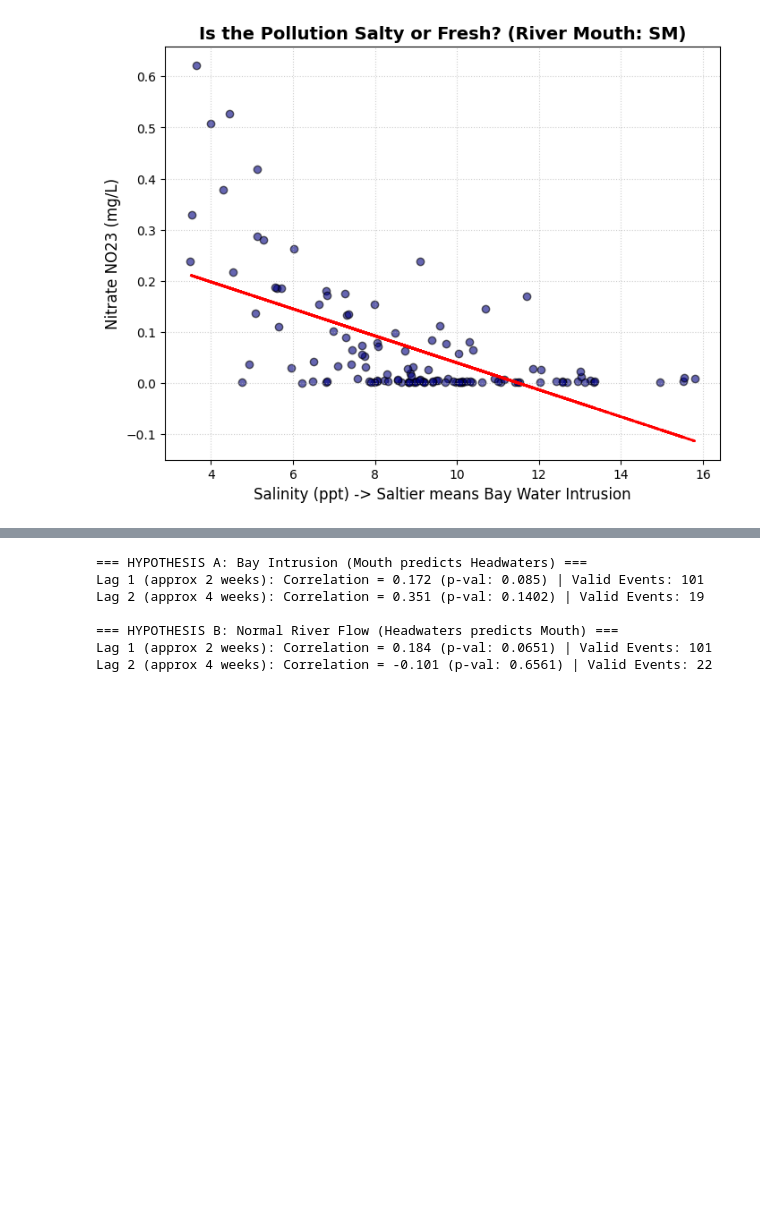
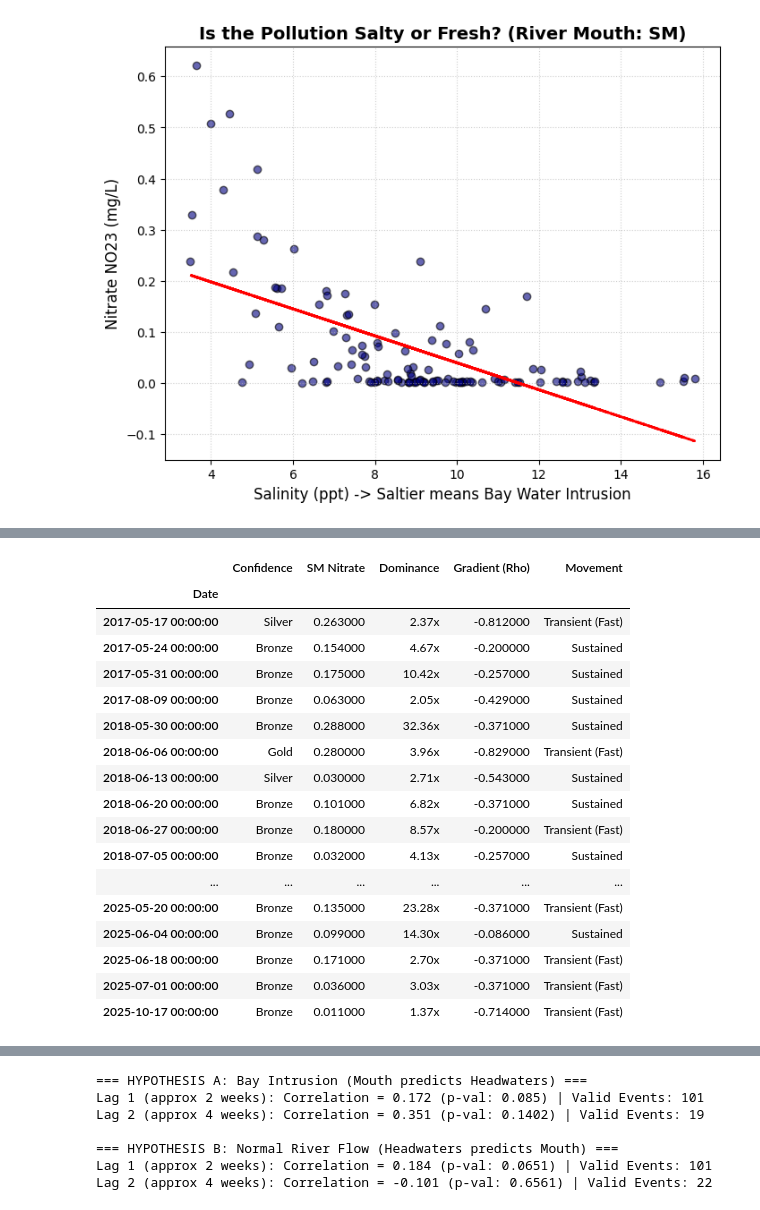
Before and after one commit to Quinn-Domanski/bay_exploration, a Jupyter notebook: DPW_exploration.ipynb, the cells around one changed output, grey strips where cells are left out. Saved outputs shown, nothing was run; the diff lists cells and outputs as text; code cells hidden in the pictures; blank space fills up the shorter version.

```diff
--- a/DPW_exploration.ipynb
+++ b/DPW_exploration.ipynb
@@ -356,0 +476,75 @@ Average Nitrate on the 12 SALTIEST days: 0.0065 mg/L
+# %%
+print("=== EXECUTING TIERED CONFIDENCE SCORING ALGORITHM ===")
+
+spatial_order = ['SM', 'RO3', 'RO2', 'CW', 'OP', 'WSH']
+spatial_ranks = [0, 1, 2, 3, 4, 5]
+inner_stations = ['RO3', 'RO2', 'CW', 'OP', 'WSH']
+
+tiered_events = []
+
+for date, row in nitrate_matrix.iterrows():
+    valid_data = row.dropna()
+
+    # Still need baseline data to do any math
+    if len(valid_data) >= 4 and 'SM' in valid_data.index:
+
+        inner_max = valid_data.reindex(inner_stations).max()
+        if pd.isna(inner_max):
+            continue
+
+        dominance_ratio = valid_data['SM'] / (inner_max + 0.001)
+
+        # GATEKEEPER: The Mouth MUST be the dirtiest station on the river to even be considered
+        if dominance_ratio > 1.0:
+
+            current_ranks = [spatial_ranks[spatial_order.index(station)] for station in valid_data.index]
+            rho, p_val = stats.spearmanr(current_ranks, valid_data.values)
+
+            # --- THE TIER LOGIC ---
+            if dominance_ratio >= 2.47 and rho <= -0.70:
+                tier = "Gold"
+            elif dominance_ratio >= 1.50 and rho <= -0.50:
+                tier = "Silver"
+            else:
+                tier = "Bronze"
+
+            # Temporal Lag Tracking
+            start_window = date + pd.Timedelta(days=1)
+            end_window = date + pd.Timedelta(days=21)
+            future_data = nitrate_matrix.loc[start_window : end_window]
+
+            event_classification = "Transient (Fast)"
+            if not future_data.empty:
+                current_mid_levels = valid_data.reindex(['RO3', 'RO2']).max()
+                future_mid_levels = future_data[['RO3', 'RO2']].max().max()
+                if future_mid_levels > current_mid_levels:
+                    event_classification = "Sustained"
+
+            tiered_events.append({
+                'Date': date,
+                'Confidence': tier,
+                'SM Nitrate': round(valid_data['SM'], 3),
+                'Dominance': f"{dominance_ratio:.2f}x",
+                'Gradient (Rho)': round(rho, 3),
+                'Movement': event_classification
+            })
+
+# Format and sort by date
+results_df = pd.DataFrame(tiered_events).set_index('Date').sort_index()
+
+# Visual Styling Function
+def style_tiers(row):
+    color = 'white'
+    if "Gold" in row['Confidence']: color = '#ffd700' # Gold
+    elif "Silver" in row['Confidence']: color = '#c0c0c0' # Silver
+    elif "Bronze" in row['Confidence']: color = '#cd7f32' # Bronze
+    return [f'background-color: {color}; color: black' for _ in row]
+
+styled_results = results_df.style.apply(style_tiers, axis=1) \
+                                 .set_caption("Tiered Bidirectional Flow Events")
+display(styled_results)
+
+# Print a quick summary
+print(f"\nBreakdown of identified events:")
+print(results_df['Confidence'].value_counts())
+# %% [output]
@@ -356,0 +553,18 @@ Average Nitrate on the 12 SALTIEST days: 0.0065 mg/L
+|  | Confidence | SM Nitrate | Dominance | Gradient (Rho) | Movement |
+| Date |  |  |  |  |  |
+| 2017-05-17 00:00:00 | Silver | 0.263000 | 2.37x | -0.812000 | Transient (Fast) |
+| 2017-05-24 00:00:00 | Bronze | 0.154000 | 4.67x | -0.200000 | Sustained |
+| 2017-05-31 00:00:00 | Bronze | 0.175000 | 10.42x | -0.257000 | Sustained |
+| 2017-08-09 00:00:00 | Bronze | 0.063000 | 2.05x | -0.429000 | Sustained |
+| 2018-05-30 00:00:00 | Bronze | 0.288000 | 32.36x | -0.371000 | Sustained |
+| 2018-06-06 00:00:00 | Gold | 0.280000 | 3.96x | -0.829000 | Transient (Fast) |
+| 2018-06-13 00:00:00 | Silver | 0.030000 | 2.71x | -0.543000 | Sustained |
+| 2018-06-20 00:00:00 | Bronze | 0.101000 | 6.82x | -0.371000 | Sustained |
+| 2018-06-27 00:00:00 | Bronze | 0.180000 | 8.57x | -0.200000 | Transient (Fast) |
+| 2018-07-05 00:00:00 | Bronze | 0.032000 | 4.13x | -0.257000 | Sustained |
+| ... | ... | ... | ... | ... | ... |
+| 2025-05-20 00:00:00 | Bronze | 0.135000 | 23.28x | -0.371000 | Transient (Fast) |
+| 2025-06-04 00:00:00 | Bronze | 0.099000 | 14.30x | -0.086000 | Sustained |
+| 2025-06-18 00:00:00 | Bronze | 0.171000 | 2.70x | -0.371000 | Transient (Fast) |
+| 2025-07-01 00:00:00 | Bronze | 0.036000 | 3.03x | -0.371000 | Transient (Fast) |
+| 2025-10-17 00:00:00 | Bronze | 0.011000 | 1.37x | -0.714000 | Transient (Fast) |
```
Also changed, not shown: parts of 23 cells of this notebook, 1 other file.
